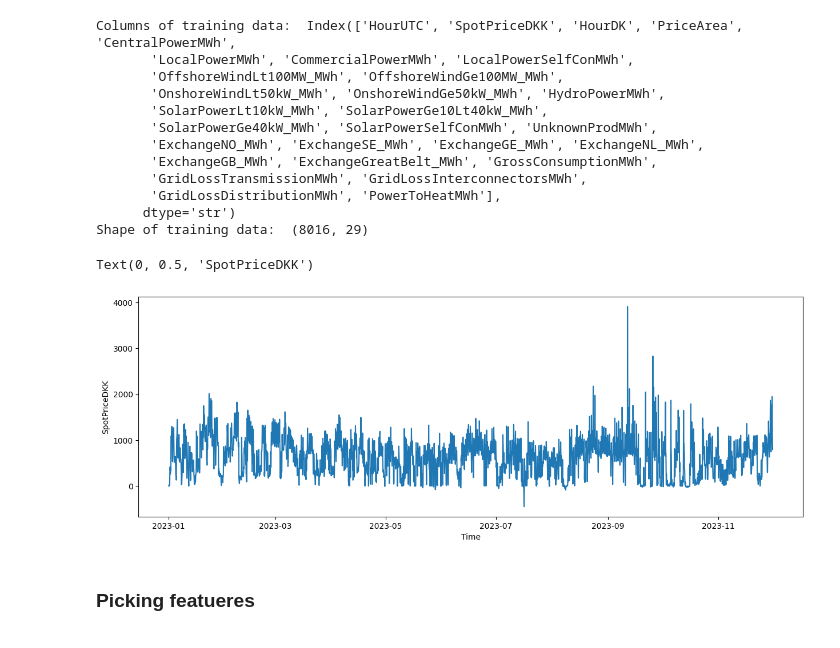
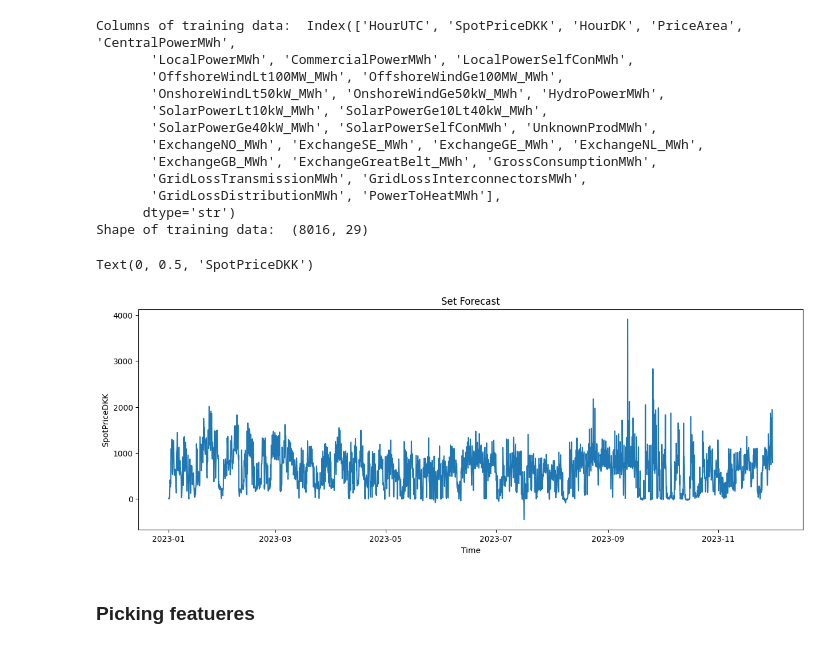
Before and after one commit to LukasMarner/MBML, a Jupyter notebook: Husted/code.ipynb, the cells around one changed output. Saved outputs shown, nothing was run; the diff lists cells and outputs as text; code cells hidden in the pictures.

```diff
--- a/Husted/code.ipynb
+++ b/Husted/code.ipynb
@@ -104,12 +104,13 @@ Shape of training data:  (8016, 29)
 # %%
 # plotting the data
 plt.figure(figsize=(15,5))
+plt.title(f"Set Forecast")
 plt.plot(train_data['HourUTC'], train_data['SpotPriceDKK'])
 plt.xlabel('Time')
 plt.ylabel('SpotPriceDKK')
 # %% [output]
 Text(0, 0.5, 'SpotPriceDKK')
-[figure, old version]
+[figure, new version]
 # %% [markdown]
 ### Picking featueres
 # %% [markdown]
```
Also changed, not shown: parts of 18 cells of this notebook.
